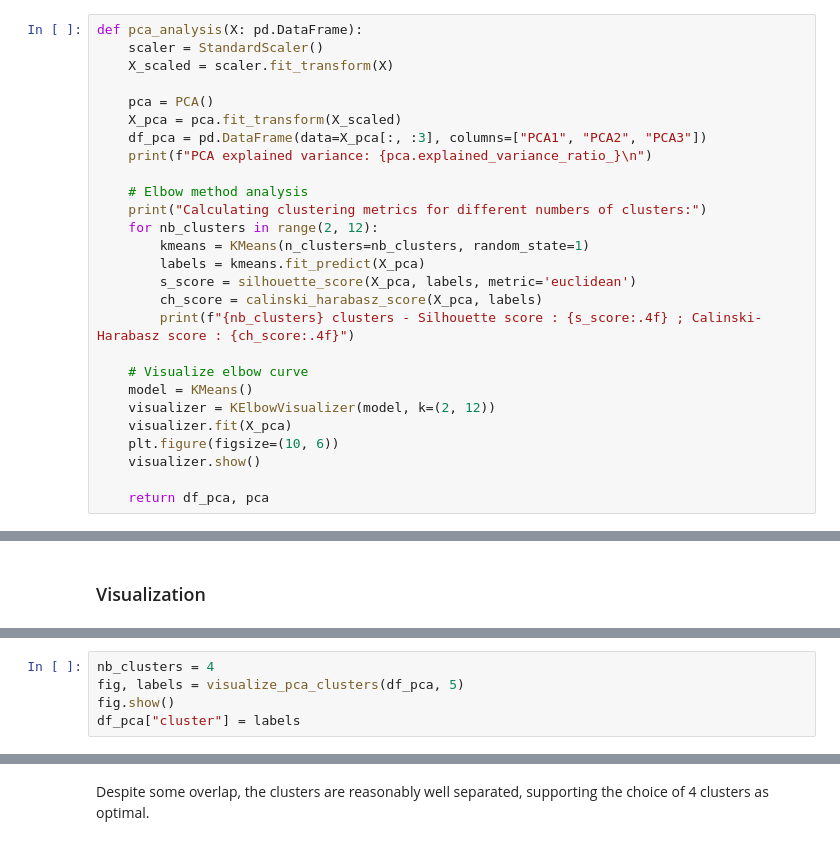
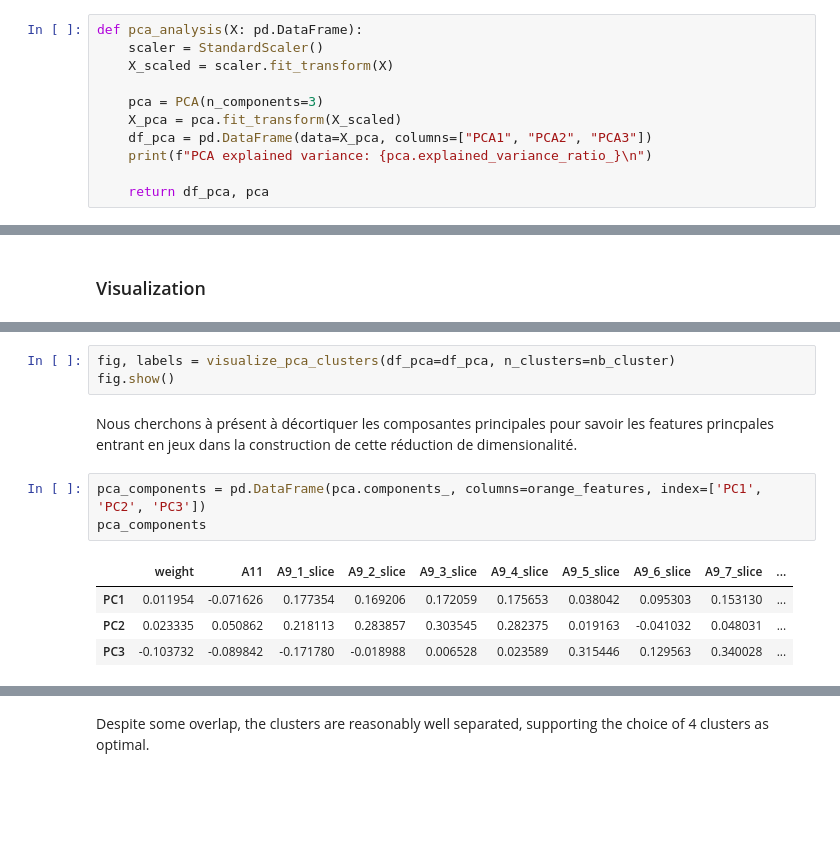
Before and after one commit to TopAgrume/Kantar_projects, a Jupyter notebook: 1_clustering/tp1_best.ipynb, the cells around one changed output, grey strips where cells are left out. Saved outputs shown, nothing was run; the diff lists cells and outputs as text; blank space fills up the shorter version.

```diff
--- a/1_clustering/tp1_best.ipynb
+++ b/1_clustering/tp1_best.ipynb
@@ -330,27 +318,11 @@ def pca_analysis(X: pd.DataFrame):
     scaler = StandardScaler()
     X_scaled = scaler.fit_transform(X)
 
-    pca = PCA()
+    pca = PCA(n_components=3)
     X_pca = pca.fit_transform(X_scaled)
-    df_pca = pd.DataFrame(data=X_pca[:, :3], columns=["PCA1", "PCA2", "PCA3"])
+    df_pca = pd.DataFrame(data=X_pca, columns=["PCA1", "PCA2", "PCA3"])
     print(f"PCA explained variance: {pca.explained_variance_ratio_}\n")
 
-    # Elbow method analysis
-    print("Calculating clustering metrics for different numbers of clusters:")
-    for nb_clusters in range(2, 12):
-        kmeans = KMeans(n_clusters=nb_clusters, random_state=1)
-        labels = kmeans.fit_predict(X_pca)
-        s_score = silhouette_score(X_pca, labels, metric='euclidean')
-        ch_score = calinski_harabasz_score(X_pca, labels)
-        print(f"{nb_clusters} clusters - Silhouette score : {s_score:.4f} ; Calinski-Harabasz score : {ch_score:.4f}")
-
-    # Visualize elbow curve
-    model = KMeans()
-    visualizer = KElbowVisualizer(model, k=(2, 12))
-    visualizer.fit(X_pca)
-    plt.figure(figsize=(10, 6))
-    visualizer.show()
-
     return df_pca, pca
 # %%
 df_pca, pca = pca_analysis(orange_variables)
@@ -511,7 +453,15 @@ def visualize_pca_clusters(df_pca: pd.DataFrame, n_clusters: int):
 
     return fig, labels
 # %%
-nb_clusters = 4
-fig, labels = visualize_pca_clusters(df_pca, 5)
+fig, labels = visualize_pca_clusters(df_pca=df_pca, n_clusters=nb_cluster)
 fig.show()
-df_pca["cluster"] = labels
+# %% [markdown]
+Nous cherchons à présent à décortiquer les composantes principales pour savoir les features princpales entrant en jeux dans la construction de cette réduction de dimensionalité.
+# %%
+pca_components = pd.DataFrame(pca.components_, columns=orange_features, index=['PC1', 'PC2', 'PC3'])
+pca_components
+# %% [output]
+|  | weight | A11 | A9_1_slice | A9_2_slice | A9_3_slice | A9_4_slice | A9_5_slice | A9_6_slice | A9_7_slice | ... |
+| PC1 | 0.011954 | -0.071626 | 0.177354 | 0.169206 | 0.172059 | 0.175653 | 0.038042 | 0.095303 | 0.153130 | ... |
+| PC2 | 0.023335 | 0.050862 | 0.218113 | 0.283857 | 0.303545 | 0.282375 | 0.019163 | -0.041032 | 0.048031 | ... |
+| PC3 | -0.103732 | -0.089842 | -0.171780 | -0.018988 | 0.006528 | 0.023589 | 0.315446 | 0.129563 | 0.340028 | ... |
```
Also changed, not shown: parts of 33 cells of this notebook, 1 other file.
